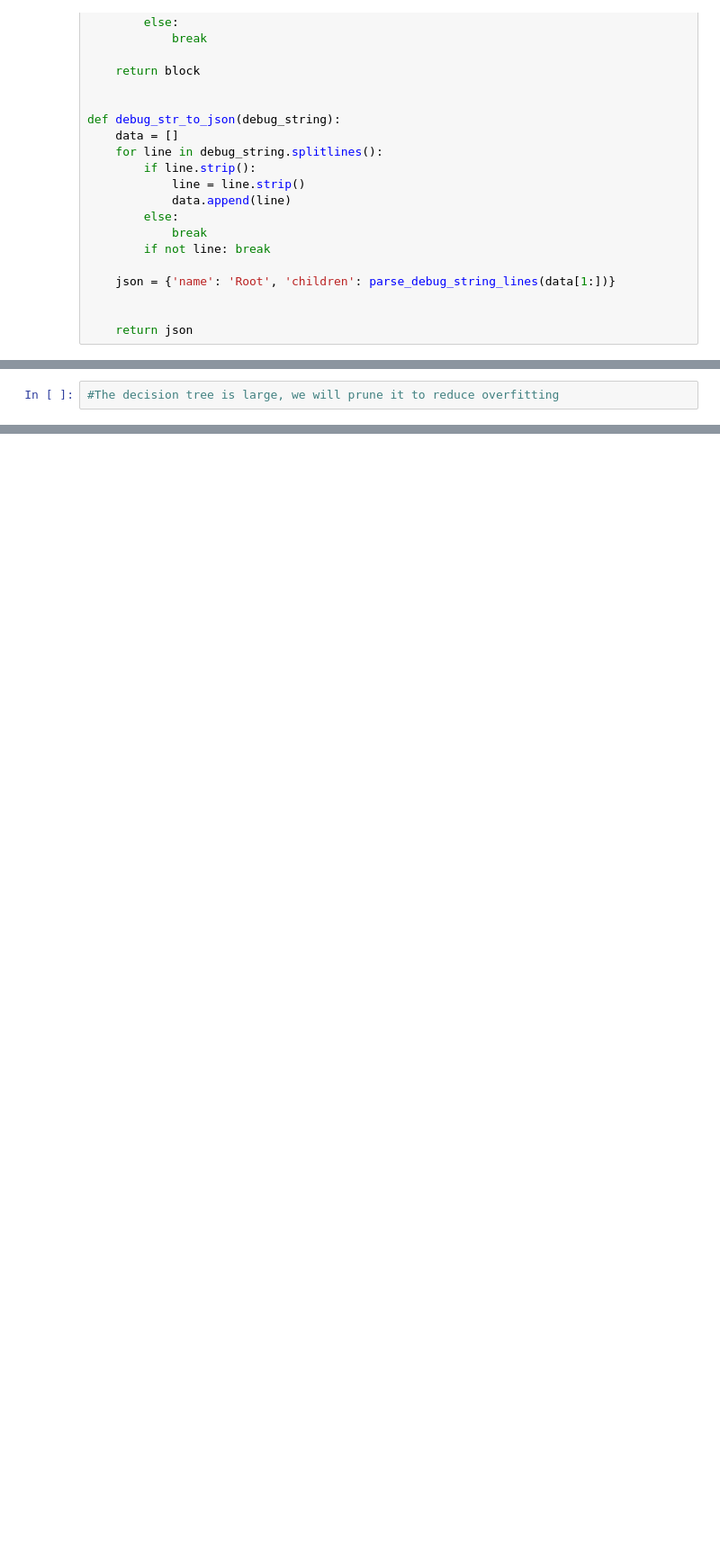
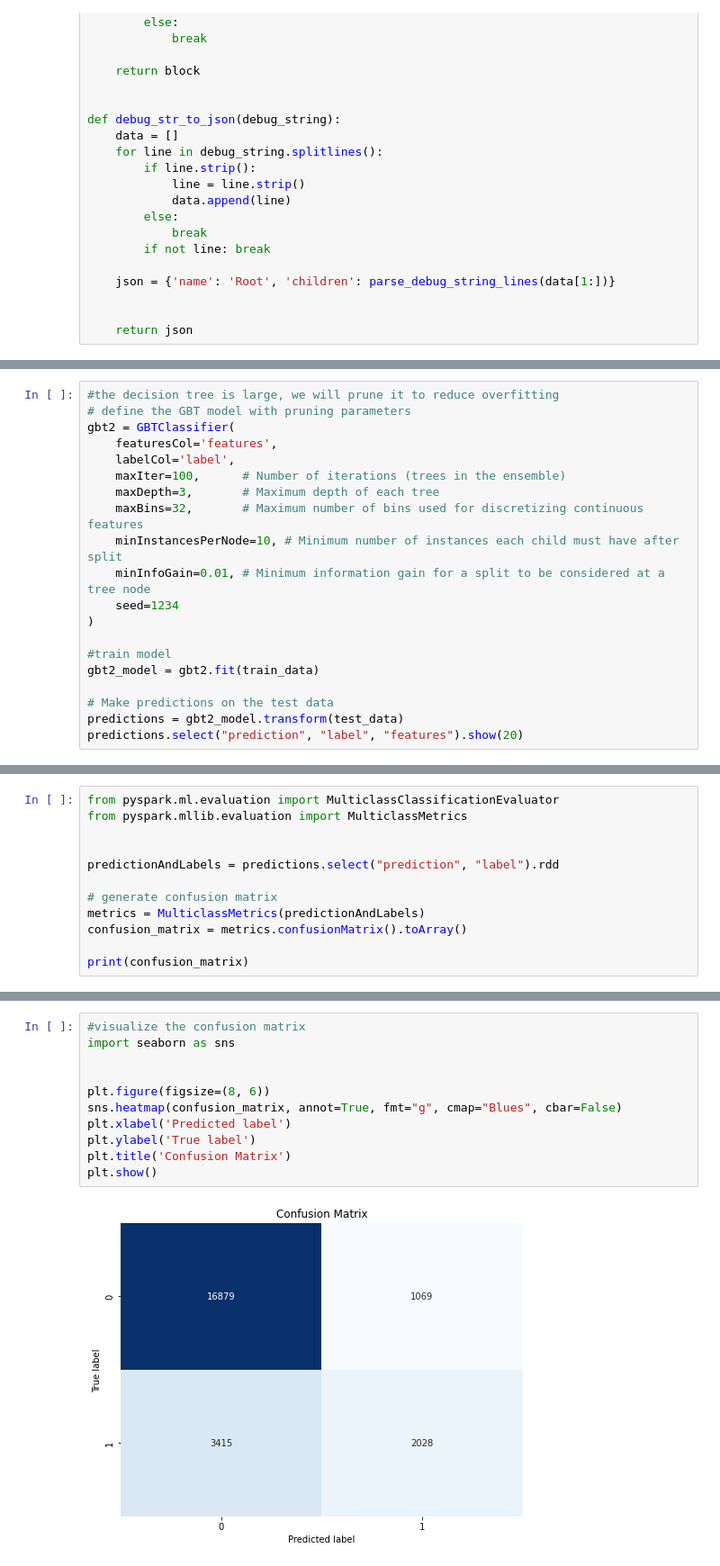
Before and after one commit to YuanhangHou/aws-instance-duplicate, a Jupyter notebook: ITERATION 4 BDAS.ipynb, the cells around one changed output, grey strips where cells are left out. Shown at 90% size. Cells and saved outputs as stored; diff of their text form; blank space fills up the shorter version.

```diff
--- a/ITERATION 4 BDAS.ipynb
+++ b/ITERATION 4 BDAS.ipynb
@@ -1298,2 +1305,20 @@ with open('tree.json', 'w') as f:
 # %%
-#The decision tree is large, we will prune it to reduce overfitting
+#the decision tree is large, we will prune it to reduce overfitting
+# define the GBT model with pruning parameters
+gbt2 = GBTClassifier(
+    featuresCol='features',
+    labelCol='label',
+    maxIter=100,      # Number of iterations (trees in the ensemble)
+    maxDepth=3,       # Maximum depth of each tree
+    maxBins=32,       # Maximum number of bins used for discretizing continuous features
+    minInstancesPerNode=10, # Minimum number of instances each child must have after split
+    minInfoGain=0.01, # Minimum information gain for a split to be considered at a tree node
+    seed=1234
+)
+
+#train model
+gbt2_model = gbt2.fit(train_data)
+
+# Make predictions on the test data
+predictions = gbt2_model.transform(test_data)
+predictions.select("prediction", "label", "features").show(20)
@@ -1299,0 +1373,12 @@ with open('tree.json', 'w') as f:
+# %%
+from pyspark.ml.evaluation import MulticlassClassificationEvaluator
+from pyspark.mllib.evaluation import MulticlassMetrics
+
+
+predictionAndLabels = predictions.select("prediction", "label").rdd
+
+# generate confusion matrix
+metrics = MulticlassMetrics(predictionAndLabels)
+confusion_matrix = metrics.confusionMatrix().toArray()
+
+print(confusion_matrix)
@@ -1299,0 +1389,13 @@ with open('tree.json', 'w') as f:
+# %%
+#visualize the confusion matrix
+import seaborn as sns
+
+
+plt.figure(figsize=(8, 6))
+sns.heatmap(confusion_matrix, annot=True, fmt="g", cmap="Blues", cbar=False)
+plt.xlabel('Predicted label')
+plt.ylabel('True label')
+plt.title('Confusion Matrix')
+plt.show()
+# %% [output]
+[figure, added]
```
Also changed, not shown: parts of 34 cells of this notebook, 1 other file.
